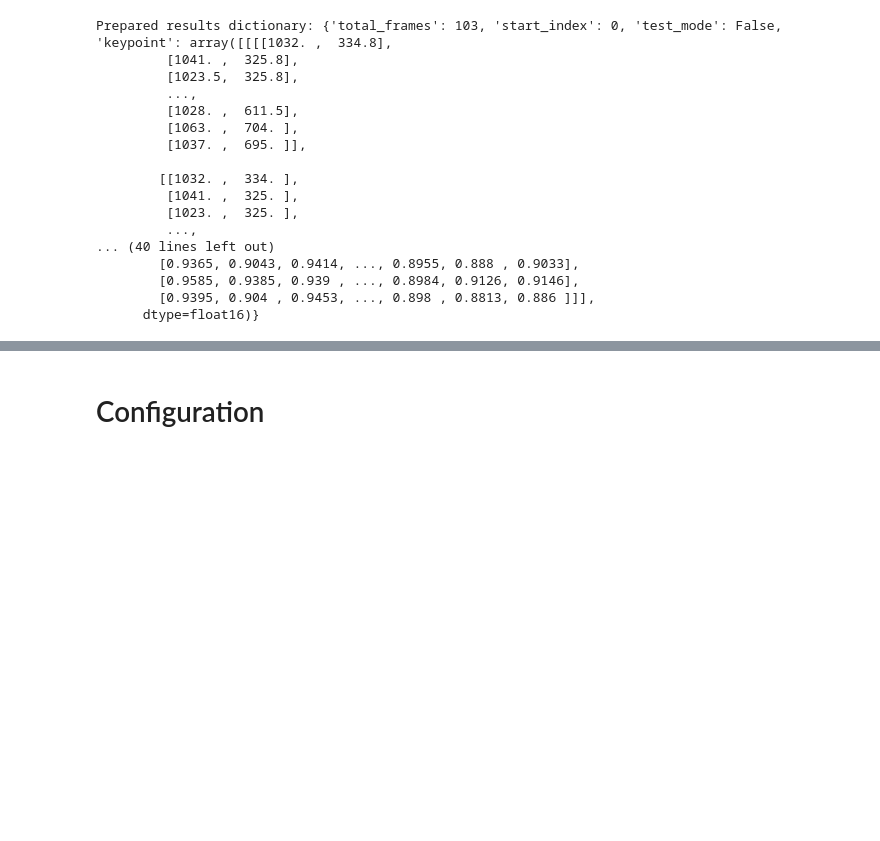
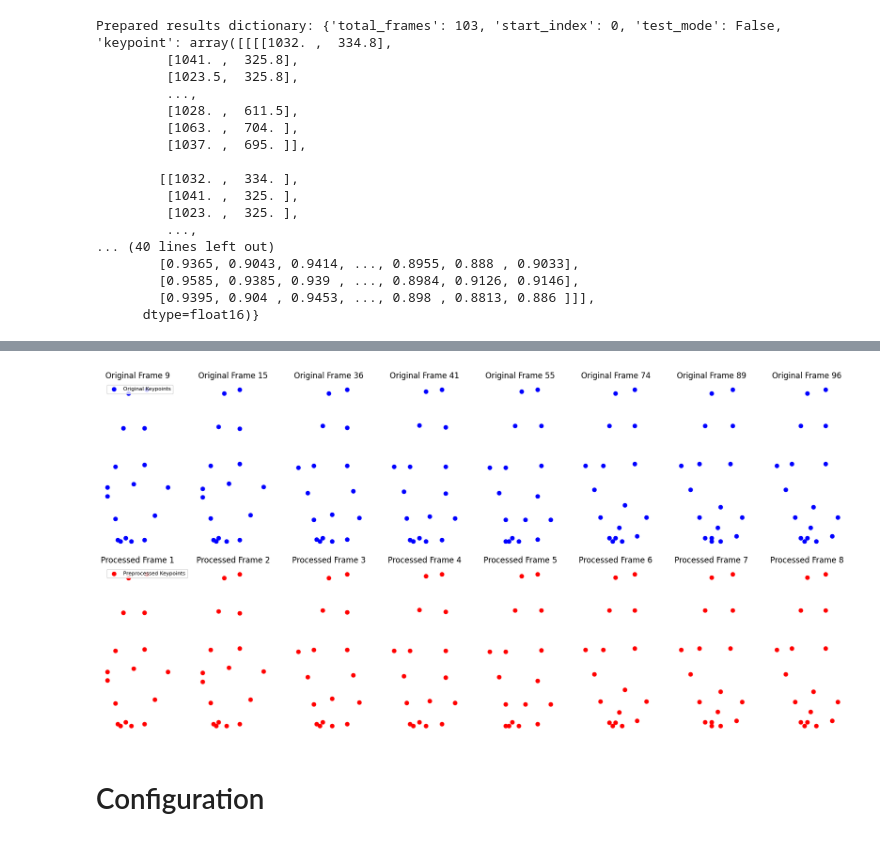
Before and after one commit to WihangaChethiya/FYP-Computer-Vision-Based-Scene-Interpretation-and-Group-Activity-Detection-, a Jupyter notebook: FYP_ReusableTestCode.ipynb, the cells around one changed output, grey strips where cells are left out. Cells and saved outputs as stored; diff of their text form; code cells hidden in the pictures; blank space fills up the shorter version.

```diff
--- a/FYP_ReusableTestCode.ipynb
+++ b/FYP_ReusableTestCode.ipynb
@@ -1214,3 +1230,93 @@ processed_results = uniform_sample(results)
+# %%
+import pickle
+import matplotlib.pyplot as plt
+
+# Import transformations from pyskl
+from pyskl.datasets.pipelines.sampling import UniformSampleFrames
+from pyskl.datasets.pipelines.pose_related import PoseDecode
+from pyskl.datasets.pipelines.augmentations import PoseCompact, Resize, Flip
+from pyskl.datasets.pipelines.heatmap_related import GeneratePoseTarget
+from pyskl.datasets.pipelines.formatting import ToTensor
+
+# Step 1: Load the .pkl file
+
+with open(pkl_path, 'rb') as f:
+    data = pickle.load(f)
+
+# Step 2: Extract a single annotation for testing
+annotations_sample = data['annotations'][0]  # Use the first video annotation for testing
+results = {
+    'total_frames': annotations_sample['total_frames'],
+    'start_index': 0,
+    'test_mode': False,  # Training mode
+    'keypoint': annotations_sample['keypoint'],
+    'keypoint_score': annotations_sample['keypoint_score'],
+    'img_shape': annotations_sample['img_shape'],
+    'modality': 'Pose',  # Required for some augmentations
+    'label': annotations_sample['label'],  # Add the label for ToTensor
+}
+
+# Step 3: Define the transformation pipeline
+pipeline = [
+    UniformSampleFrames(clip_len=48),  # Sample 8 frames uniformly
+    PoseDecode(),
+    PoseCompact(hw_ratio=1., allow_imgpad=True),
+    Resize(scale=(64, 64), keep_ratio=False),
+    Flip(flip_ratio=0.5, left_kp=[1, 3, 5, 7, 9, 11, 13, 15], right_kp=[2, 4, 6, 8, 10, 12, 14, 16]),
+    GeneratePoseTarget(with_kp=True, with_limb=False),
+    ToTensor(keys=['imgs', 'label'])
+]
+
+# Step 4: Apply the pipeline transformations
+processed_results = results.copy()
+for transform in pipeline:
+    processed_results = transform(processed_results)
+
+# Step 5: Extract data for visualization
+original_keypoints = annotations_sample['keypoint']  # Original keypoints
+sampled_indices = processed_results['frame_inds']  # Sampled frame indices
+preprocessed_keypoints = processed_results['keypoint']  # Preprocessed keypoints
+
+# Step 6: Plot Original vs Preprocessed Frames
+num_frames_to_plot = len(sampled_indices)
+rows = 2  # One row for original, one row for preprocessed
+cols = min(num_frames_to_plot, 8)  # Limit to 8 columns for readability
+
+fig, axes = plt.subplots(rows, cols, figsize=(16, 8))
+
+# Plot original frames
+for i, ax in enumerate(axes[0]):
+    if i < num_frames_to_plot:
+        frame_idx = sampled_indices[i]
+        original_frame = original_keypoints[:, frame_idx, :, :]  # Keypoints for the frame
+        ax.scatter(
+            original_frame[0, :, 0],  # X-coordinates
+            original_frame[0, :, 1],  # Y-coordinates
+            c='blue', label='Original Keypoints'
+        )
+        ax.set_title(f"Original Frame {frame_idx+1}")
+        ax.axis('off')
+
+# Plot preprocessed frames
+for i, ax in enumerate(axes[1]):
+    if i < num_frames_to_plot:
+        preprocessed_frame = preprocessed_keypoints[0, i, :, :]  # Keypoints after processing
+        ax.scatter(
+            preprocessed_frame[:, 0],  # X-coordinates
+            preprocessed_frame[:, 1],  # Y-coordinates
+            c='red', label='Preprocessed Keypoints'
+        )
+        ax.set_title(f"Processed Frame {i+1}")
+        ax.axis('off')
+
+# Add legends
+axes[0][0].legend(loc='upper left', fontsize=8)
+axes[1][0].legend(loc='upper left', fontsize=8)
+
+plt.tight_layout()
+plt.show()
+# %% [output]
+[figure, added]
 # %% [markdown]
 # Configuration
 # %% [markdown]
```
Also changed, not shown: parts of 7 cells of this notebook.
